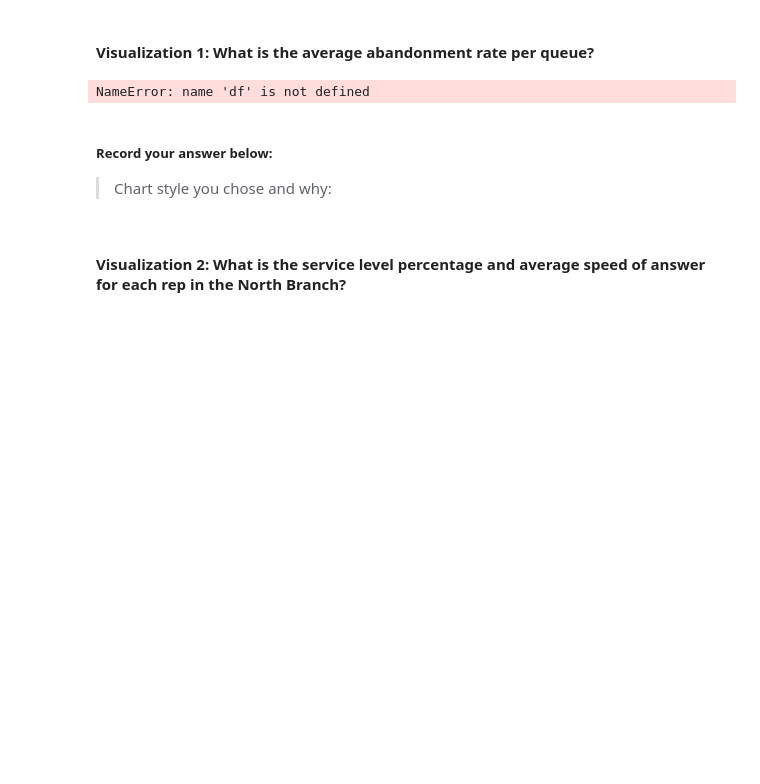
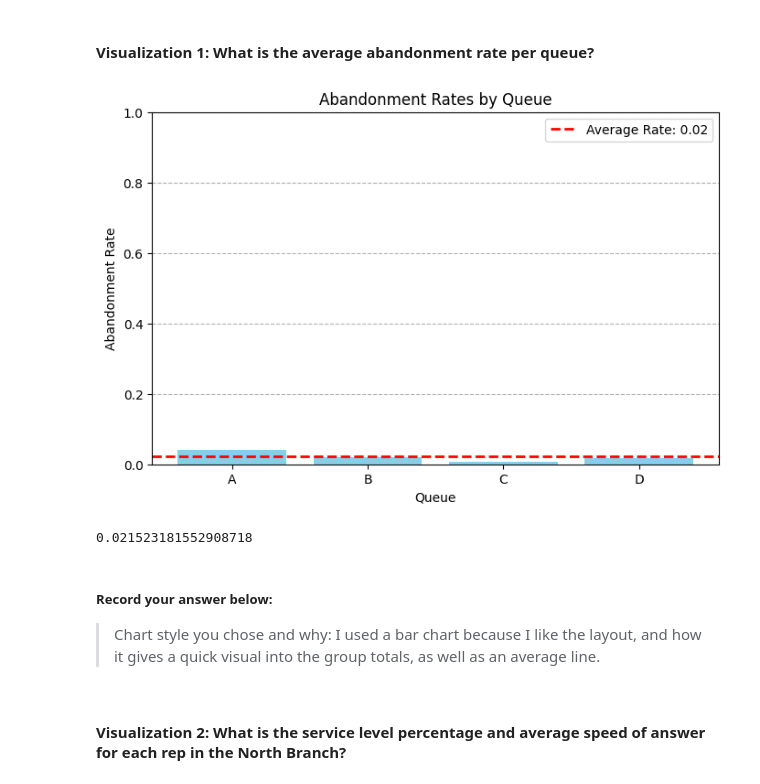
Before and after one commit to cryrobinson/call-center-cleanup-assignment, a Jupyter notebook: Call_Center_Cleanup.ipynb, the cells around one changed output. Saved outputs shown, nothing was run; the diff lists cells and outputs as text; code cells hidden in the pictures; blank space fills up the shorter version.

```diff
--- a/Call_Center_Cleanup.ipynb
+++ b/Call_Center_Cleanup.ipynb
@@ -287,21 +398,45 @@ Create a visualization for each of the following questions. Some of the code to
 # %%
 # Create visualization 1 here
 # Import any additional libraries needed with alias
+import pandas as pd
+import matplotlib.pyplot as plt
+
+north_df = pd.read_csv('NorthCallCenter.csv')
+south_df = pd.read_csv('SouthCallCenter.csv')
+df = pd.concat([north_df,south_df], ignore_index=True)
 
 # The dictionary abandonment_rates has the data you need.
 abandonment_rates = {}
 queues = ["A", "B", "C", "D"]
 queue_dict = df.groupby("Queue").agg("sum")
 for i in range(4):
     abandonment_rates[queues[i]] = queue_dict["Abandoned"][i] / queue_dict["Calls"][i]
 
 #Your code below:
+abandonment_df = pd.DataFrame(list(abandonment_rates.items()), columns=['Queue', 'Abandonment Rate'])
+
+average_rate = abandonment_df['Abandonment Rate'].mean()
+
+plt.figure(figsize=(8, 5))
+plt.bar(abandonment_df['Queue'], abandonment_df['Abandonment Rate'], color='skyblue')
+plt.xlabel('Queue')
+plt.ylabel('Abandonment Rate')
+plt.title('Abandonment Rates by Queue')
+plt.ylim(0, 1)
+plt.axhline(average_rate, color='red', linewidth=2, linestyle='--', label=f'Average Rate: {average_rate:.2f}')
+plt.legend()
+
+plt.grid(axis='y', linestyle='--')
+plt.show()
+
+print(average_rate)
 # %% [output]
+[figure, added]
-NameError: name 'df' is not defined
+0.021523181552908718
 # %% [markdown]
 ##### Record your answer below:
 
-> Chart style you chose and why:
+> Chart style you chose and why: I used a bar chart because I like the layout, and how it gives a quick visual into the group totals, as well as an average line.
 # %% [markdown]
 #### Visualization 2: What is the service level percentage and average speed of answer for each rep in the North Branch?
 # %%
```
Also changed, not shown: parts of 16 cells of this notebook.
